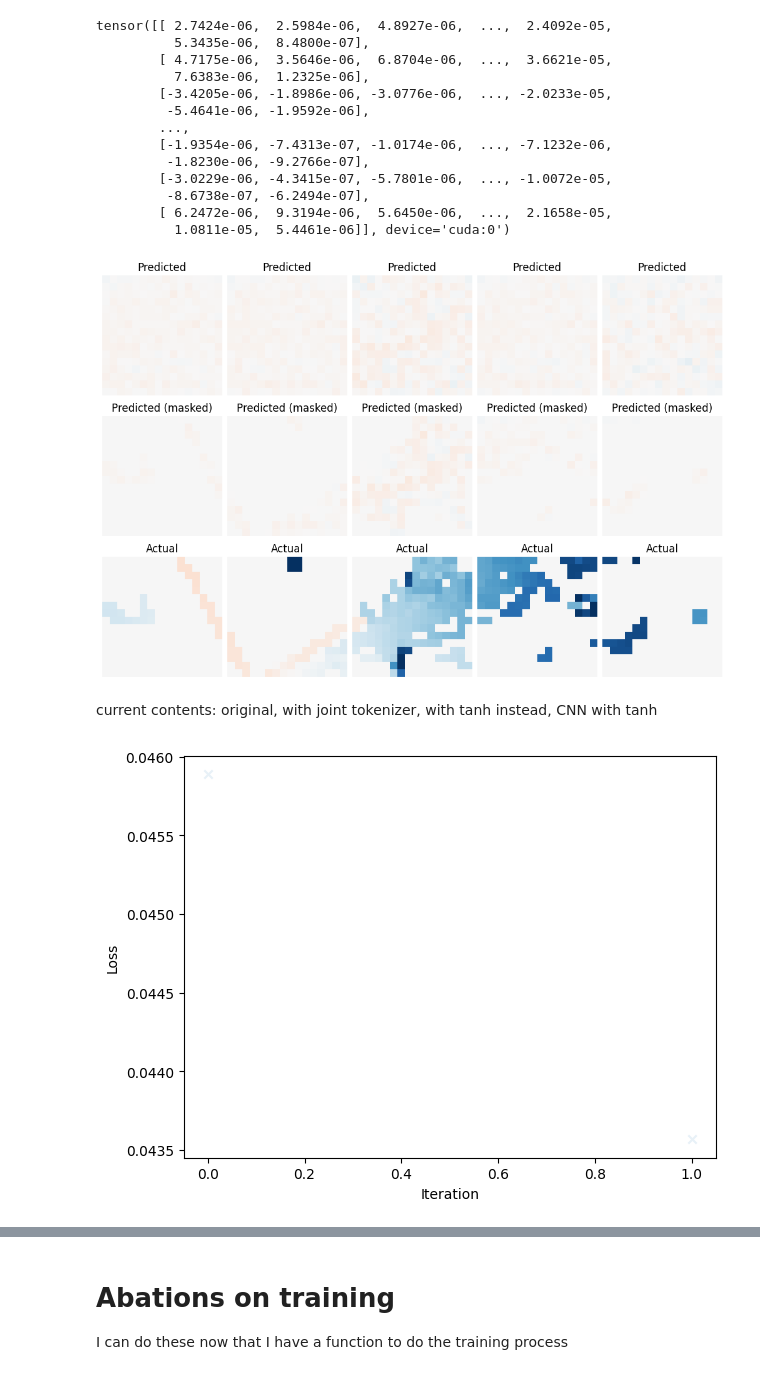
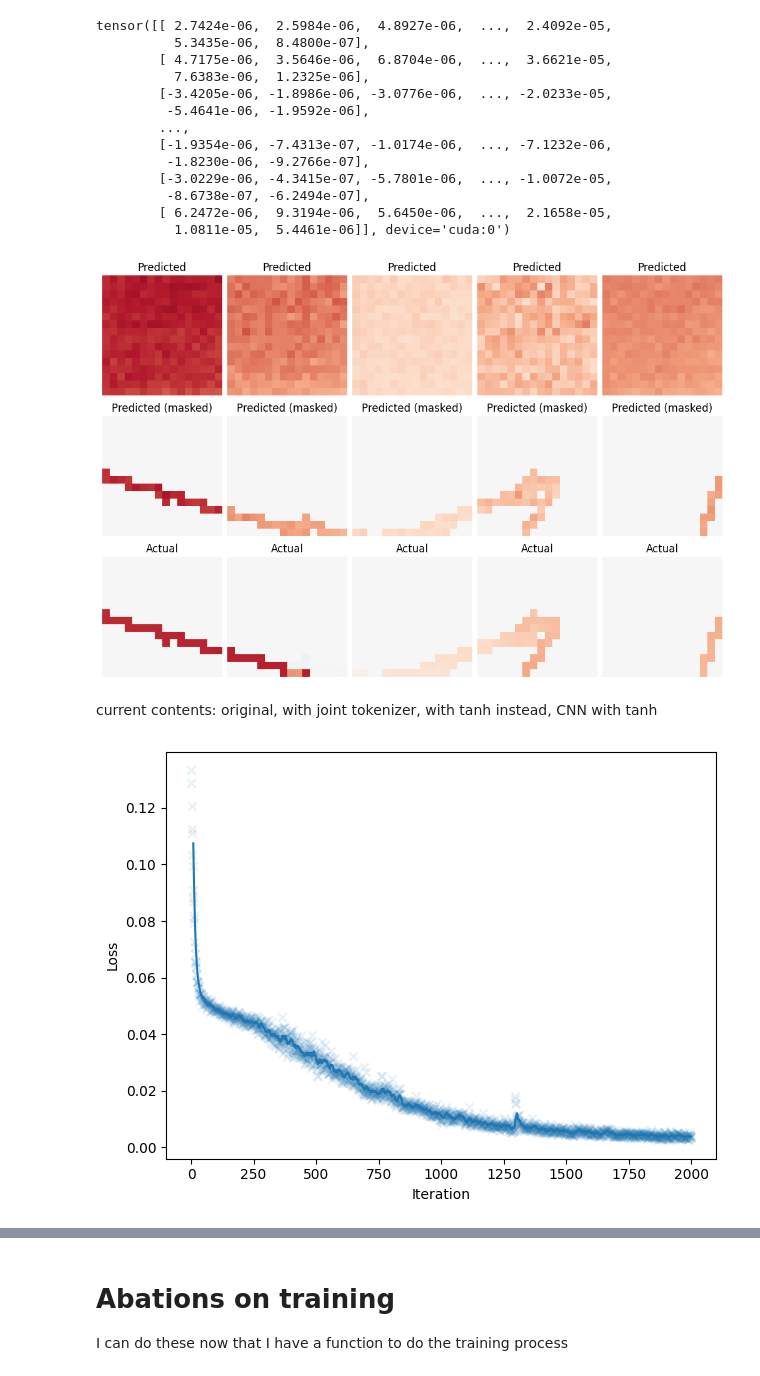
Before and after one commit to greenturtle1134/LAr-VGGT, a Jupyter notebook: train_test.ipynb, the cells around one changed output, grey strips where cells are left out. Saved outputs shown, nothing was run; the diff lists cells and outputs as text; code cells hidden in the pictures.

```diff
--- a/train_test.ipynb
+++ b/train_test.ipynb
@@ -54,6 +54,12 @@ Loaded 10 events
 L = 768
 # %%
 # Initialize model and associated optimizer
+seed = 0
+
+random.seed(seed)
+np.random.seed(seed)
+torch.manual_seed(seed)
+
 model = VGGT(
     tokenizer = IdentityTokenizer(),
     aggregator = Aggregator(embed_dim=256),
@@ -61,8 +67,10 @@ model = VGGT(
 )
 model = model.to(device)
 
-optimizer = torch.optim.Adam(model.parameters())
+optimizer = torch.optim.Adam(model.parameters(), lr=1e-4)
 
 iteration = 0
 
 history = list()
+rotation_list = list()
+grads_list = list()
@@ -71,11 +77,12 @@ TypeError: _BatchNorm.__init__() missing 1 required positional argument: 'num_fe
 # %%
 print_every = 10
-iterations = 100
+iterations = 1000
 
-for i in range(iterations):
+for _ in range(iterations):
     # Take a sample
     start = time.perf_counter()
     sample, rotations = dataset.choose_events(10, 3, locked_rotations="limited")
+    rotation_list.append(rotations)
     patch_counts, all_coords, all_patches, all_depths = stack_patches(sample)
     patch_counts = torch.Tensor(patch_counts).int().to(device)
     all_coords = torch.Tensor(all_coords).int().to(device)
@@ -104,9 +111,14 @@ for i in range(iterations):
     optimizer.step()
     end = time.perf_counter()
 
-    if print_every is not None and i % print_every == 0:
+    grad_sum = sum([torch.sum(torch.abs(x.grad)) for x in model.parameters()]).item()
+
+    if print_every is not None and iteration % print_every == 0:
         # Print loss
-        print(f"i={i}, loss={loss.item()}, time={end-start:.2f}s")
+        print(f"i={iteration}, loss={loss.item():.5f}, grad_sum = {grad_sum:.5f}, time={end-start:.2f}s")
 
-history.append(loss.item())
+    iteration += 1
+
+    history.append(loss.item())
+    grads_list.append(grad_sum)
 # %% [output]
@@ -140,35 +177,35 @@ tensor([[ 2.7424e-06,  2.5984e-06,  4.8927e-06,  ...,  2.4092e-05,
 # Graph a set of results over rows
 
 patch_counts, all_coords, all_patches, all_depths = stack_patches(sample)
 patch_counts = torch.Tensor(patch_counts).int().to(device)
 all_coords = torch.Tensor(all_coords).int().to(device)
 all_patches = torch.Tensor(all_patches).to(device)
 all_depths = torch.Tensor(all_depths).to(device) / L
 
 # Make predictions
 predictions, test_output, patch_start_idx = model(patch_counts, all_coords, all_patches)
 pred_depths = predictions["depth"]
 
 mask = all_patches > 0
 
 # Display a given number of tests
 n_tests = 5
-d_tests = 2
+d_tests = 3
 fig, axes = plt.subplots(figsize=(2*n_tests, 6.75), ncols=n_tests, nrows=3, layout="constrained")
 for test_i in range(n_tests):
     sample_i = n_tests*d_tests + test_i
     ax1, ax2, ax3 = axes[:,test_i]
     c = ax1.imshow((pred_depths[sample_i]).detach().cpu().numpy(), origin='lower', cmap='RdBu', vmin=-0.5, vmax=0.5)
     c = ax2.imshow((pred_depths[sample_i] * mask[sample_i]).detach().cpu().numpy(), origin='lower', cmap='RdBu', vmin=-0.5, vmax=0.5)
     c = ax3.imshow((all_depths[sample_i]).detach().cpu().numpy(), origin='lower', cmap='RdBu', vmin=-0.5, vmax=0.5)
     ax1.set_title("Predicted")
     ax2.set_title("Predicted (masked)")
     ax3.set_title("Actual")
     ax1.axis('off')
     ax2.axis('off')
     ax3.axis('off')
 # %% [output]
-[figure, old version]
+[figure, new version]
 # %%
 # saved_hists = list()
 # %%
@@ -185,9 +222,9 @@ to_name = ["current"]
 
 for i, (curve, name) in enumerate(zip(to_graph, to_name)):
     ax.scatter(range(len(curve)), curve, marker='x', alpha=0.1, color=f"C{i}")
-    # ma_x = np.arange(window-1, len(curve))
-    # moving_avg = np.convolve(curve, np.ones(window)/window, mode='valid')
-    # ax.plot(ma_x, moving_avg, label=name, color=f"C{i}", alpha=0.5)
+    ma_x = np.arange(window-1, len(curve))
+    moving_avg = np.convolve(curve, np.ones(window)/window, mode='valid')
+    ax.plot(ma_x, moving_avg, label=name, color=f"C{i}", alpha=1)
 
 ax.set_xlabel("Iteration")
 ax.set_ylabel("Loss")
@@ -197,4 +234,4 @@ ax.set_ylabel("Loss")
 
 plt.show()
 # %% [output]
-[figure, old version]
+[figure, new version]
```
Also changed, not shown: parts of 8 cells of this notebook, 8 other files.
